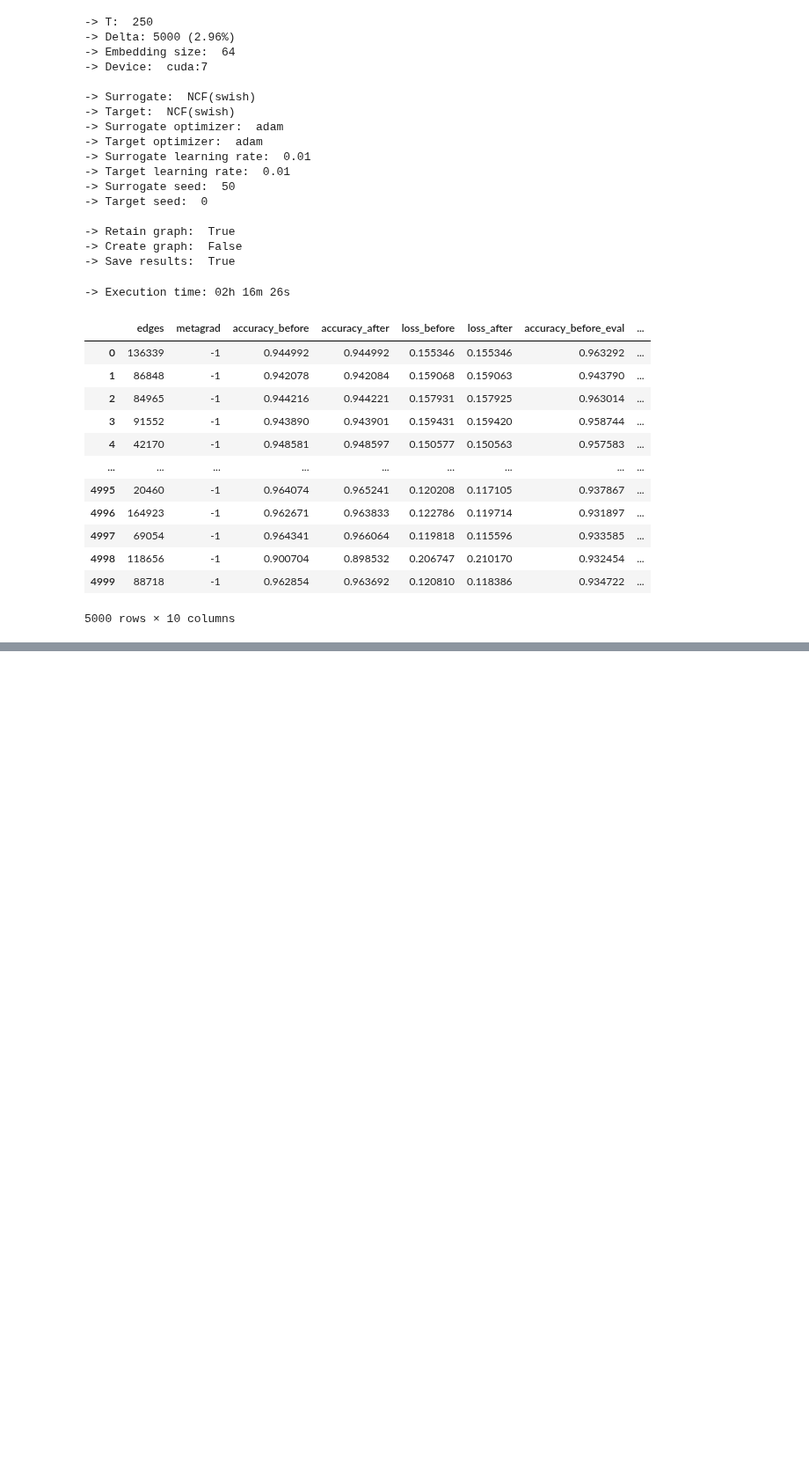
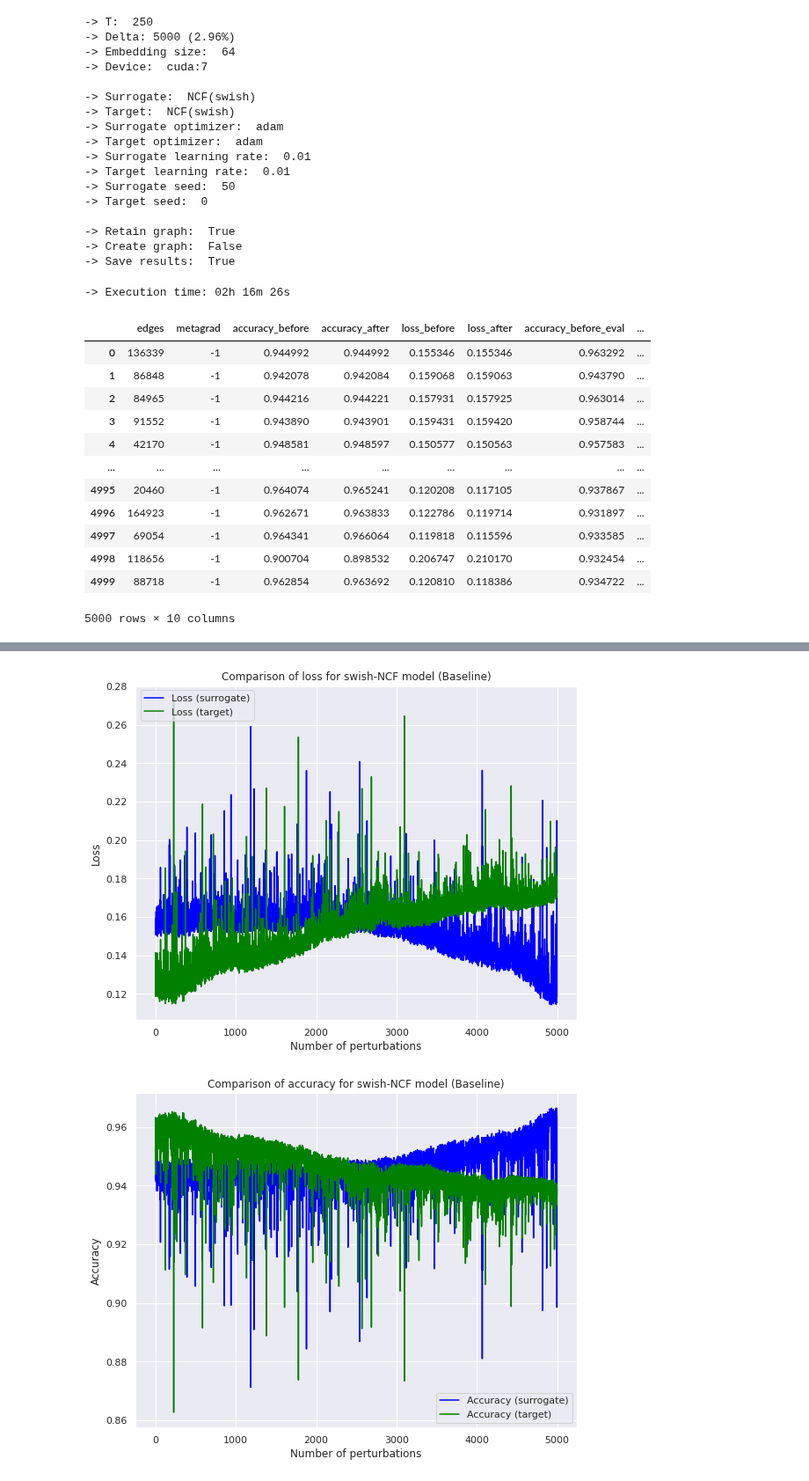
Before and after one commit to aravind-gk/RecSysAttack, a Jupyter notebook: baseline-surrogate.ipynb, the cells around one changed output, grey strips where cells are left out. Shown at 88% size. Cells and saved outputs as stored; diff of their text form; code cells hidden in the pictures; blank space fills up the shorter version.

Commit message:
added plots for swish experiments

```diff
--- a/baseline-surrogate.ipynb
+++ b/baseline-surrogate.ipynb
@@ -331,0 +354,4 @@ perturbations
+# %%
+perturbations_reset = perturbations.reset_index()
+perturbations_reset.columns = ['# Perturbations', 'Perturbed edge', 'Meta gradient', 'Accuracy including perturbed edges (surrogate)', 'Accuracy excluding perturbed edges (surrogate)', 'Loss including perturbed edges (surrogate)', 'Loss excluding perturbed edges (surrogate)', 'Accuracy including perturbed edges (target)', 'Accuracy excluding perturbed edges (target)', 'Loss including perturbed edges (target)', 'Loss excluding perturbed edges (target)']
+perturbations_reset
@@ -331,0 +372,27 @@ perturbations
+# %%
+sns.set_theme()
+figsize = (9, 7)
+
+# Loss plot
+
+plt.figure(figsize = figsize)
+sns.lineplot(data = perturbations_reset, x = '# Perturbations', y = 'Loss excluding perturbed edges (surrogate)', color = 'blue').set_title('Comparison of loss for swish-NCF model (Baseline)')
+fig = sns.lineplot(data = perturbations_reset, x = '# Perturbations', y = 'Loss excluding perturbed edges (target)', color = 'green').get_figure()
+plt.xlabel('Number of perturbations')
+plt.ylabel('Loss')
+plt.legend(labels = ['Loss (surrogate)', 'Loss (target)'], loc = 'upper left')
+fig.savefig('plots/losses_' + filename)
+plt.show()
+
+# Accuracy plot
+plt.figure(figsize = figsize)
+sns.lineplot(data = perturbations_reset, x = '# Perturbations', y = 'Accuracy excluding perturbed edges (surrogate)', color = 'blue').set_title('Comparison of accuracy for swish-NCF model (Baseline)')
+fig = sns.lineplot(data = perturbations_reset, x = '# Perturbations', y = 'Accuracy excluding perturbed edges (target)', color = 'green').get_figure()
+plt.xlabel('Number of perturbations')
+plt.ylabel('Accuracy')
+plt.legend(labels = ['Accuracy (surrogate)', 'Accuracy (target)'])
+fig.savefig('plots/accuracy_' + filename)
+plt.show()
+# %% [output]
+[figure, added]
+[figure, added]
```
Also changed, not shown: parts of 3 cells of this notebook, 11 other files.
